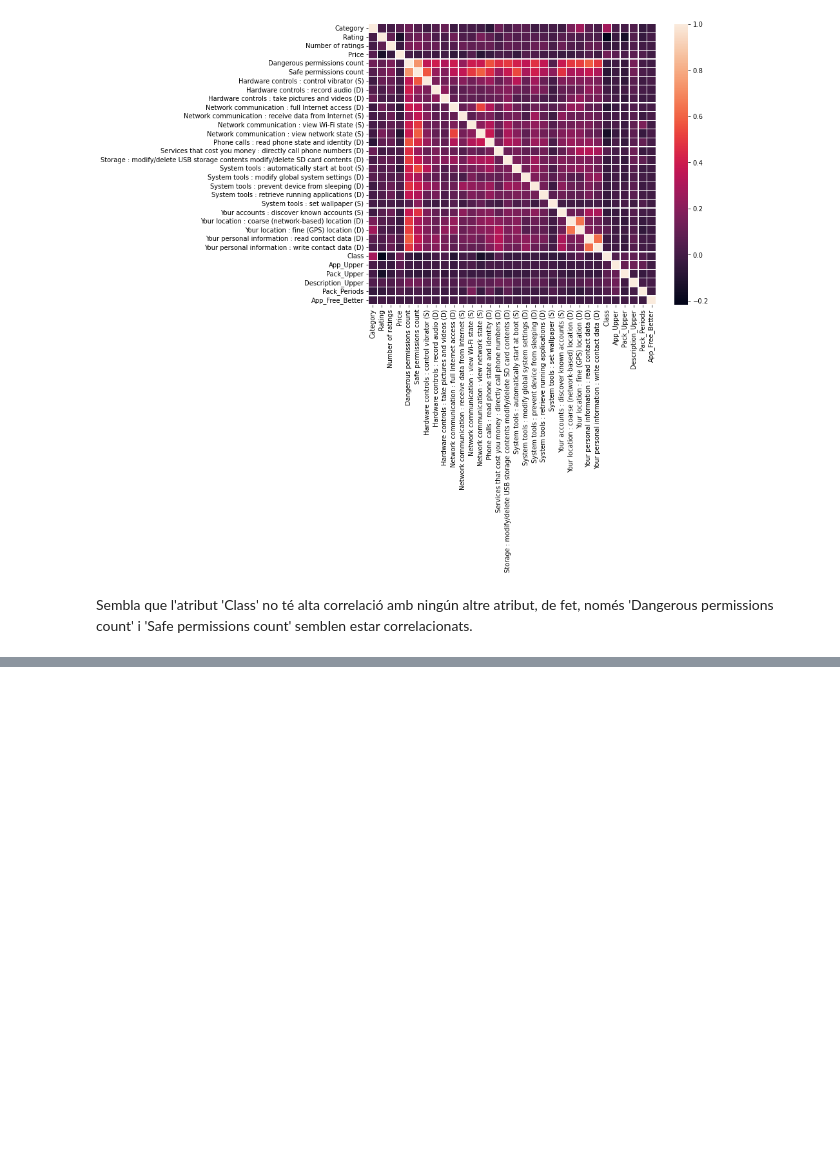
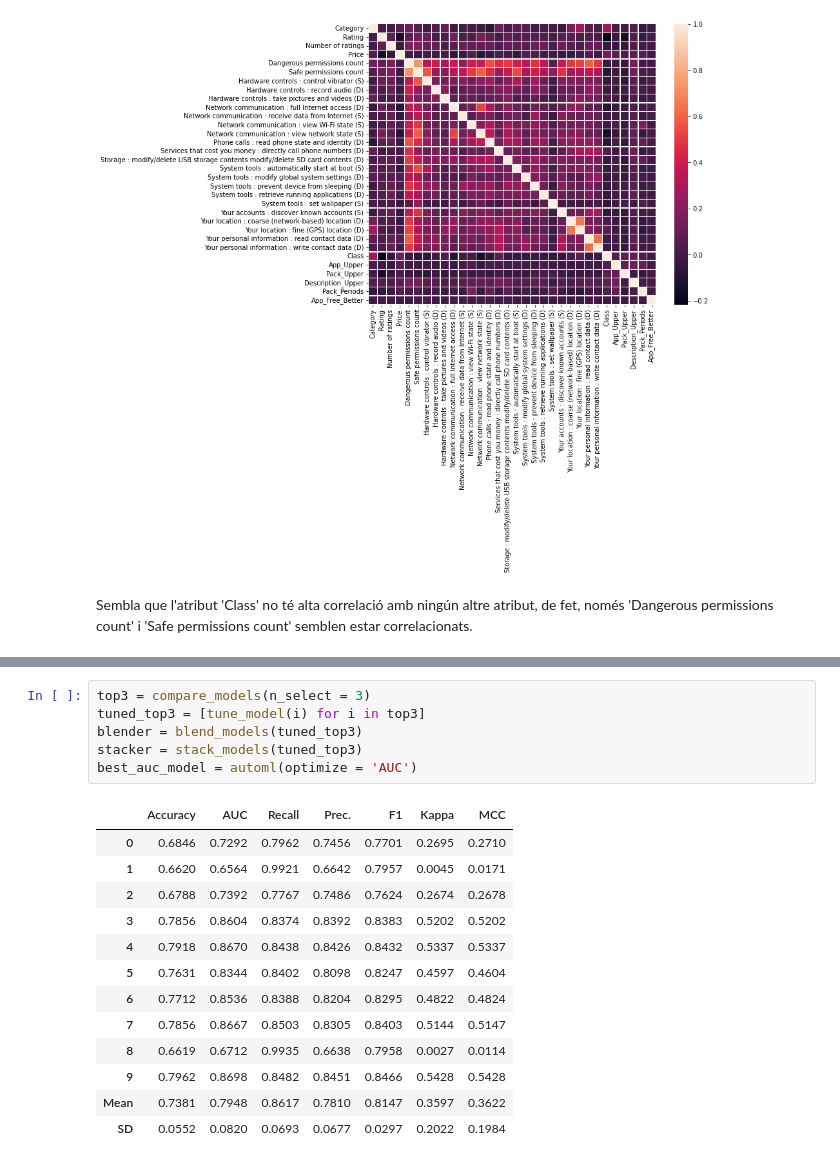
Before and after one commit to isotopi/Android_Permission, a Jupyter notebook: notebooks/android_permission.ipynb, the cells around one changed output, grey strips where cells are left out. Cells and saved outputs as stored; diff of their text form; blank space fills up the shorter version.

```diff
--- a/notebooks/android_permission.ipynb
+++ b/notebooks/android_permission.ipynb
@@ -159,0 +269,20 @@ Sembla que l'atribut 'Class' no té alta correlació amb ningún altre atribut,
+# %%
+top3 = compare_models(n_select = 3)
+tuned_top3 = [tune_model(i) for i in top3]
+blender = blend_models(tuned_top3)
+stacker = stack_models(tuned_top3)
+best_auc_model = automl(optimize = 'AUC')
+# %% [output]
+|  | Accuracy | AUC | Recall | Prec. | F1 | Kappa | MCC |
+| 0 | 0.6846 | 0.7292 | 0.7962 | 0.7456 | 0.7701 | 0.2695 | 0.2710 |
+| 1 | 0.6620 | 0.6564 | 0.9921 | 0.6642 | 0.7957 | 0.0045 | 0.0171 |
+| 2 | 0.6788 | 0.7392 | 0.7767 | 0.7486 | 0.7624 | 0.2674 | 0.2678 |
+| 3 | 0.7856 | 0.8604 | 0.8374 | 0.8392 | 0.8383 | 0.5202 | 0.5202 |
+| 4 | 0.7918 | 0.8670 | 0.8438 | 0.8426 | 0.8432 | 0.5337 | 0.5337 |
+| 5 | 0.7631 | 0.8344 | 0.8402 | 0.8098 | 0.8247 | 0.4597 | 0.4604 |
+| 6 | 0.7712 | 0.8536 | 0.8388 | 0.8204 | 0.8295 | 0.4822 | 0.4824 |
+| 7 | 0.7856 | 0.8667 | 0.8503 | 0.8305 | 0.8403 | 0.5144 | 0.5147 |
+| 8 | 0.6619 | 0.6712 | 0.9935 | 0.6638 | 0.7958 | 0.0027 | 0.0114 |
+| 9 | 0.7962 | 0.8698 | 0.8482 | 0.8451 | 0.8466 | 0.5428 | 0.5428 |
+| Mean | 0.7381 | 0.7948 | 0.8617 | 0.7810 | 0.8147 | 0.3597 | 0.3622 |
+| SD | 0.0552 | 0.0820 | 0.0693 | 0.0677 | 0.0297 | 0.2022 | 0.1984 |
```
Also changed, not shown: parts of 29 cells of this notebook.
